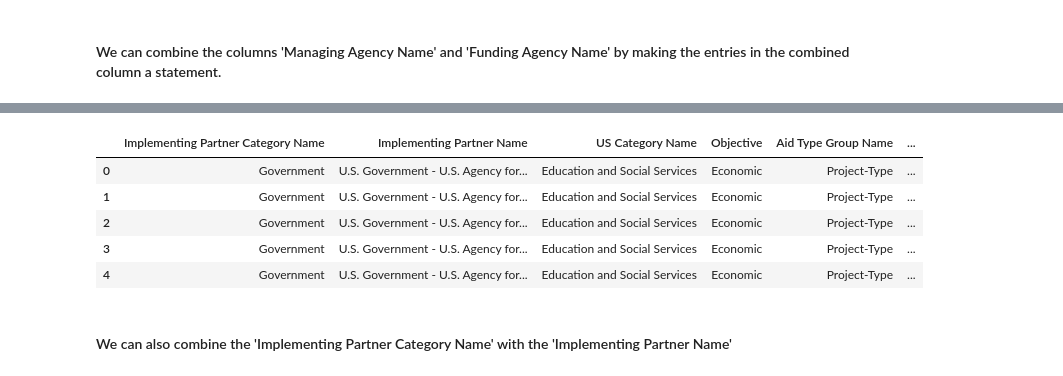
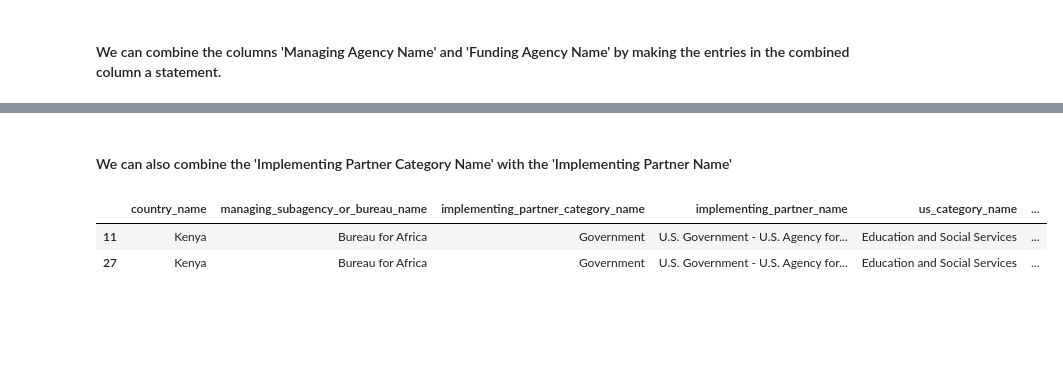
Before and after one commit to Vain-Guy/Impact-Of-Foreign-Cutoff-on-Kenya, a Jupyter notebook: Notebooks/Main.ipynb, the cells around one changed output, grey strips where cells are left out. Cells and saved outputs as stored; diff of their text form; code cells hidden in the pictures; blank space fills up the shorter version.

```diff
--- a/Notebooks/Main.ipynb
+++ b/Notebooks/Main.ipynb
@@ -754,2 +631,2 @@ data.head()
 # %%
-data.drop(columns=['US Sector Name'], inplace=True)
+data.drop(columns=['us_sector_name'], inplace=True)
@@ -781,15 +659,12 @@ data.drop(columns=['Funding Agency Name','Managing Agency Name'],inplace=True)
-# %%
-data.head()
-# %% [output]
-|  | Implementing Partner Category Name | Implementing Partner Name | US Category Name | Objective | Aid Type Group Name | ... |
-| 0 | Government | U.S. Government - U.S. Agency for... | Education and Social Services | Economic | Project-Type | ... |
-| 1 | Government | U.S. Government - U.S. Agency for... | Education and Social Services | Economic | Project-Type | ... |
-| 2 | Government | U.S. Government - U.S. Agency for... | Education and Social Services | Economic | Project-Type | ... |
-| 3 | Government | U.S. Government - U.S. Agency for... | Education and Social Services | Economic | Project-Type | ... |
-| 4 | Government | U.S. Government - U.S. Agency for... | Education and Social Services | Economic | Project-Type | ... |
 # %% [markdown]
 #### We can also combine the 'Implementing Partner Category Name' with the 'Implementing Partner Name'
 # %%
-data['Implemented by and assisted by']=(data['Implementing Partner Name'].astype(str).fillna('') + \
-                                  ' and assisted by ' + data['Implementing Partner Category Name'].astype(str).fillna('')
+data['Implemented_and_assisted_by']=(data['implementing_partner_name'].astype(str).fillna('') + \
+                                  ' and assisted by ' + data['implementing_partner_category_name'].astype(str).fillna('')
                                   )
+
+data.head(2)
+# %% [output]
+|  | country_name | managing_subagency_or_bureau_name | implementing_partner_category_name | implementing_partner_name | us_category_name | ... |
+| 11 | Kenya | Bureau for Africa | Government | U.S. Government - U.S. Agency for... | Education and Social Services | ... |
+| 27 | Kenya | Bureau for Africa | Government | U.S. Government - U.S. Agency for... | Education and Social Services | ... |
```
Also changed, not shown: parts of 34 cells of this notebook, 2 other files.
